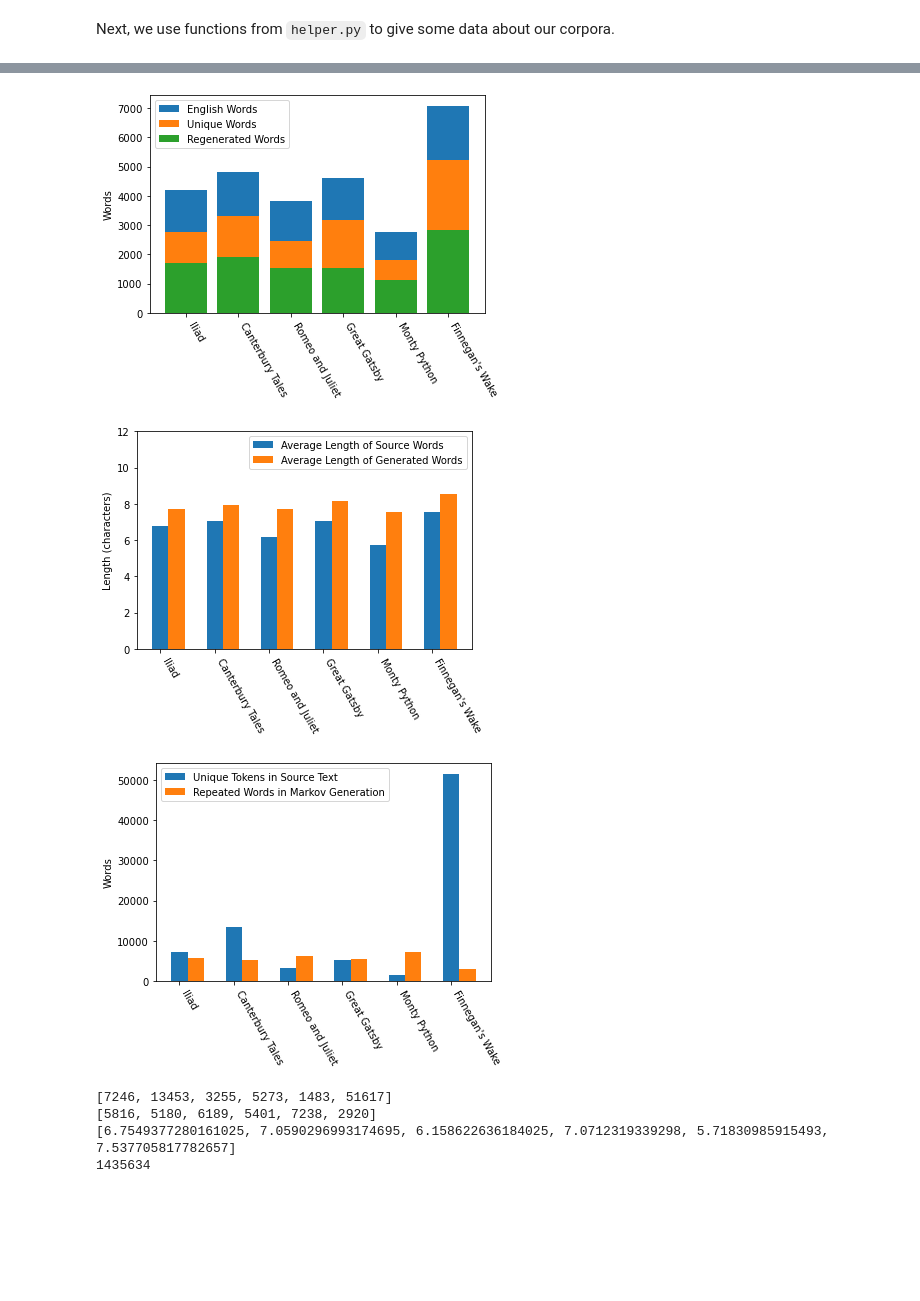
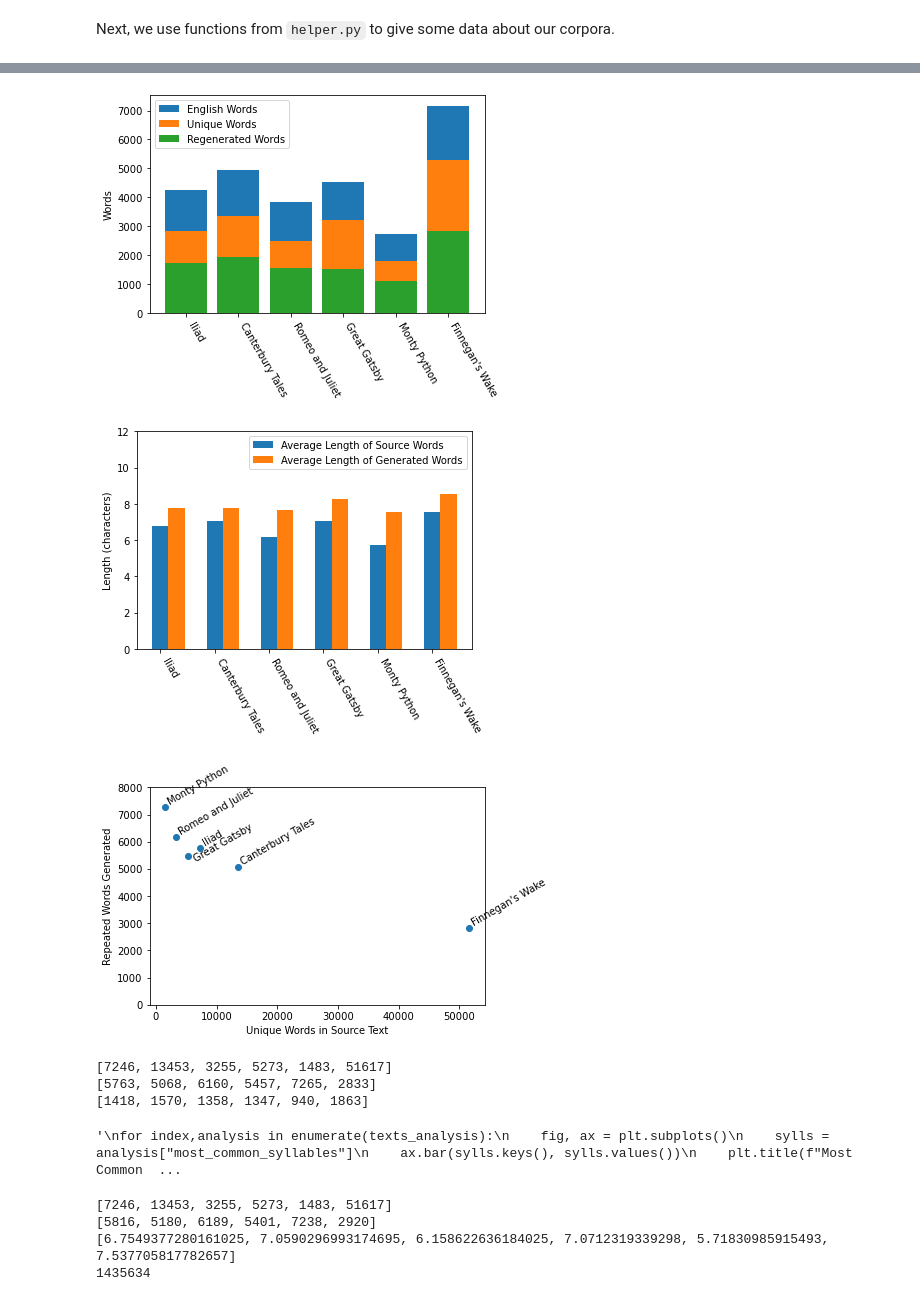
Before and after one commit to benmor20/SoftDesS21MarkovSyllables, a Jupyter notebook: look_at_this_graph.ipynb, the cells around one changed output, grey strips where cells are left out. Drawn from its saved outputs; the diff is of its cells as text; code cells hidden in the pictures; blank space fills up the shorter version.

Commit message:
Fixed syllablizer, updated graphs

```diff
--- a/look_at_this_graph.ipynb
+++ b/look_at_this_graph.ipynb
@@ -34,5 +29,5 @@ If we want to add a limited selection of texts to our dictionary for analysis, o
 Next, we use functions from `helper.py` to give some data about our corpora.
 # %%
 max_words = 10000
-#texts_analysis = analyze(texts, max_words=max_words, verbose=False)
+texts_analysis = analyze(texts, max_words=max_words, verbose=False)
 num_tokens = num_nonzero_tokens(titles)
@@ -56,43 +59,79 @@ for index in range(len(corpora)):
     word_len.append(analysis["average_word_length"])
     markov_len.append(analysis["average_unique_markov_word_length"])
 
 fig, ax = plt.subplots()
 ax.bar(titles, english, label="English Words", bottom=ur_sum)
 ax.bar(titles, unique, label="Unique Words", bottom=regen)
 ax.bar(titles, regen, label="Regenerated Words")
 ax.set_ylabel("Words")
 for tick in ax.get_xticklabels():
     tick.set_rotation(-60)
     tick.set_horizontalalignment("left")
 ax.legend()
 plt.show()
 
 fig, ax = plt.subplots()
 width = 0.3
 indexes = np.arange(len(corpora))
 ax.bar(titles, word_len, width, label="Average Length of Source Words")
 ax.bar(indexes+width, markov_len, width, label="Average Length of Generated Words")
 ax.set_ylabel("Length (characters)")
 ax.set_ylim([0, 12])
 for tick in ax.get_xticklabels():
     tick.set_rotation(-60)
     tick.set_horizontalalignment("left")
 ax.legend()
 plt.show()
 
 fig, ax = plt.subplots()
-ax.bar(titles, num_tokens, width, label="Unique Tokens in Source Text")
-ax.bar(indexes+width, repeats, width, label="Repeated Words in Markov Generation")
-ax.set_ylabel("Words")
-for tick in ax.get_xticklabels():
-    tick.set_rotation(-60)
-    tick.set_horizontalalignment("left")
-ax.legend()
+ax.scatter(num_tokens, repeats);
+x_offset = 200
+y_offset = 100
+for index,book in enumerate(titles):
+    if book == "Great Gatsby":
+        x_offset = 600
+        y_offset = -200
+    plt.text(num_tokens[index] + x_offset, repeats[index] + y_offset, book, rotation=30)
+    if book == "Great Gatsby":
+        x_offset = 200
+        y_offset = 100
+ax.set_xlabel("Unique Words in Source Text");
+ax.set_ylabel("Repeated Words Generated");
+ax.set_ylim([0,8000])
 plt.show()
+
+print(num_tokens)
+print(repeats)
+print(english)
+
+"""
+for index,analysis in enumerate(texts_analysis):
+    fig, ax = plt.subplots()
+    sylls = analysis["most_common_syllables"]
+    ax.bar(sylls.keys(), sylls.values())
+    plt.title(f"Most Common Syllables in {titles[index]}")
+    for tick in ax.get_xticklabels():
+        tick.set_rotation(-60)
+        tick.set_horizontalalignment("left")
+    plt.show()
+
+    fig, ax = plt.subplots()
+    sylls = analysis["most_common_novel_markov_words"]
+    ax.bar(sylls.keys(), sylls.values())
+    plt.title(f"Most Common Syllables in Markov Generation from {titles[index]}")
+    for tick in ax.get_xticklabels():
+        tick.set_rotation(-60)
+        tick.set_horizontalalignment("left")
+    plt.show()
+"""
 # %% [output]
-[figure, old version]
+[figure, new version]
-[figure, old version]
+[figure, new version]
-[figure, old version]
+[figure, new version]
+[7246, 13453, 3255, 5273, 1483, 51617]
+[5763, 5068, 6160, 5457, 7265, 2833]
+[1418, 1570, 1358, 1347, 940, 1863]
+'\nfor index,analysis in enumerate(texts_analysis):\n    fig, ax = plt.subplots()\n    sylls = analysis["most_common_syllables"]\n    ax.bar(sylls.keys(), sylls.values())\n    plt.title(f"Most Common  ...
 # %%
 # %% [output]
 [7246, 13453, 3255, 5273, 1483, 51617]
```
Also changed, not shown: parts of 2 cells of this notebook, 2 other files.
